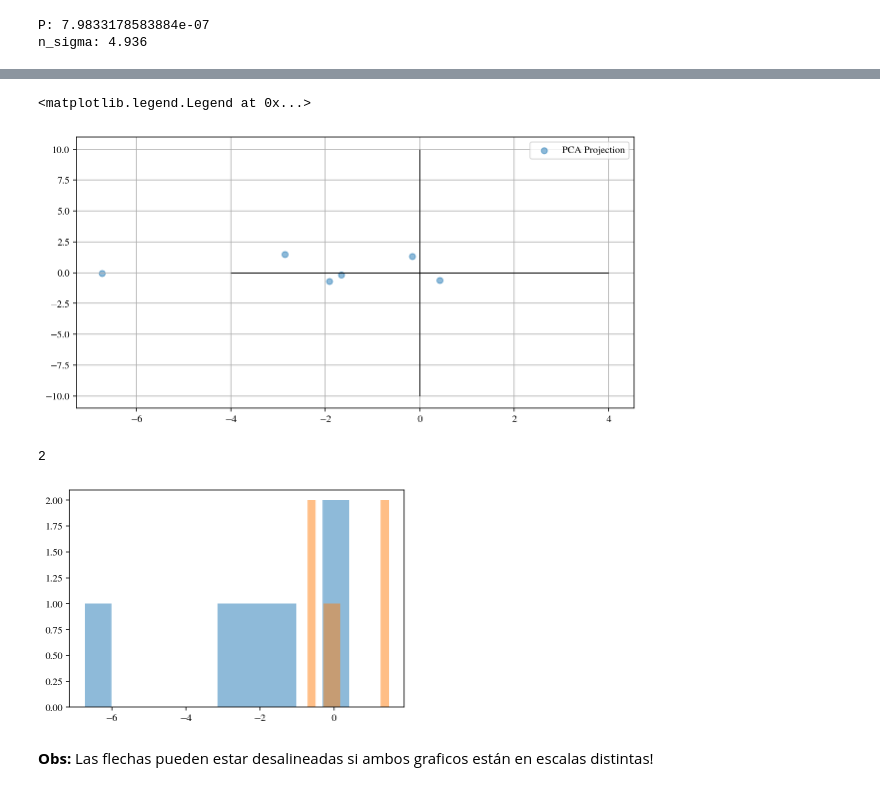
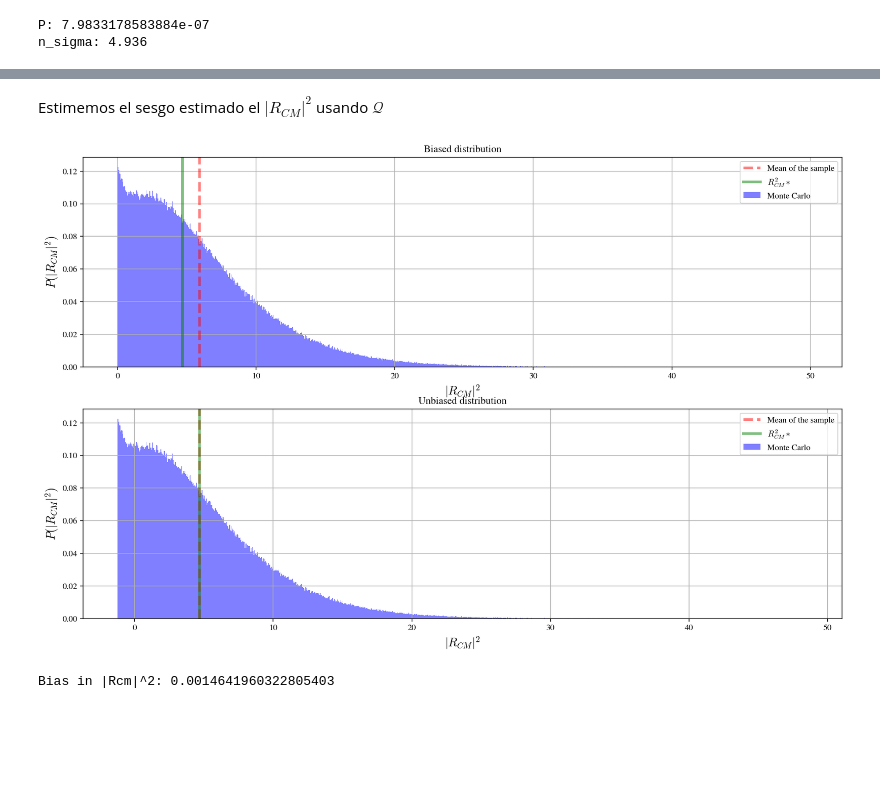
Before and after one commit to matiasleize/multimeter, a Jupyter notebook: notebooks/PRL/paper runs/6. multidimentional_qdm_tension_vectors_real_data_only.ipynb, the cells around one changed output, grey strips where cells are left out. Saved outputs shown, nothing was run; the diff lists cells and outputs as text; code cells hidden in the pictures; blank space fills up the shorter version.

```diff
--- a/notebooks/PRL/paper runs/6. multidimentional_qdm_tension_vectors_real_data_only.ipynb
+++ b/notebooks/PRL/paper runs/6. multidimentional_qdm_tension_vectors_real_data_only.ipynb
@@ -752,27 +601,2 @@ print(X_pca)
-# %%
-plt.figure(figsize=(10,5))
-#plt.scatter(X[:, 0], X[:, 1], label='Original Data', alpha=0.5)
-#plt.scatter(X_centered[:, 0], X_centered[:, 1], label='Centered Data', alpha=0.5)
-#plt.scatter(W[:, 0], W[:, 1], label='Eigenvectors', alpha=0.5)
-plt.scatter(X_pca[:, 0], X_pca[:, 1], label='PCA Projection', alpha=0.5)
-plt.grid()
-plt.vlines(0, -10, 10, color='black', lw=0.5)
-plt.hlines(0, -4, 4, color='black', lw=0.5)
-plt.legend()
-# %% [output]
-<matplotlib.legend.Legend at 0x...>
-[figure, removed]
-# %%
-len(X_pca[:,1])
-len(X_pca[1,:])
-# %% [output]
-2
-# %%
-plt.hist(X_pca[:,0],bins=int(np.sqrt(100)),alpha=0.5)
-plt.hist(X_pca[:,1],bins=int(np.sqrt(100)),alpha=0.5)
-
-plt.show()
-# %% [output]
-[figure, removed]
-# %% [markdown]
-**Obs:** Las flechas pueden estar desalineadas si ambos graficos están en escalas distintas!
+# %% [markdown]
+Estimemos el sesgo estimado el $|R_{CM}|^2$ usando $\mathcal{Q}$
@@ -778,0 +607,28 @@ plt.show()
+# %%
+num_samples = int(1e6)
+norms = np.linalg.norm(np.random.multivariate_normal(R_CM, C/L, size=num_samples),axis=1)
+bias = - np.sum(eigenvalues)/L
+
+fig, axes = plt.subplots(2,1, figsize=(16,10))
+axes[0].set_title('Biased distribution')
+axes[0].hist(norms**2, bins=int(np.sqrt(num_samples)), density=True, alpha=0.5, color='blue', label='Monte Carlo')
+axes[0].axvline(np.mean(norms**2), color='red', linestyle='--', label='Mean of the sample',alpha=0.5,lw=3)
+
+axes[1].set_title('Unbiased distribution')
+axes[1].hist(norms**2 + bias, bins=int(np.sqrt(num_samples)), density=True, alpha=0.5, color='blue', label='Monte Carlo')
+axes[1].axvline(np.mean(norms**2 + bias), color='red', linestyle='--', label='Mean of the sample',alpha=0.5,lw=3)
+
+for ax in axes.flat:
+    ax.axvline(np.linalg.norm(R_CM)**2, color='green', linestyle='-', label=r'$R_{CM}^{2}*$',alpha=0.5,lw=3)
+    ax.set_xlabel(r'$|R_{CM}|^2$',size=14)
+    ax.set_ylabel(r'$P(|R_{CM}|^2)$',size=14)
+    ax.legend()
+    ax.grid()
+fig.savefig('RCM_2_sampling.pdf', dpi=300, bbox_inches='tight')
+# %% [output]
+[figure, added]
+# %%
+print('Bias in |Rcm|^2: {}'.format(np.linalg.norm(R_CM)**2-np.mean(norms**2-np.sum(eigenvalues)/L))
+)
+# %% [output]
+Bias in |Rcm|^2: 0.0014641960322805403
```
Also changed, not shown: parts of 13 cells of this notebook.
